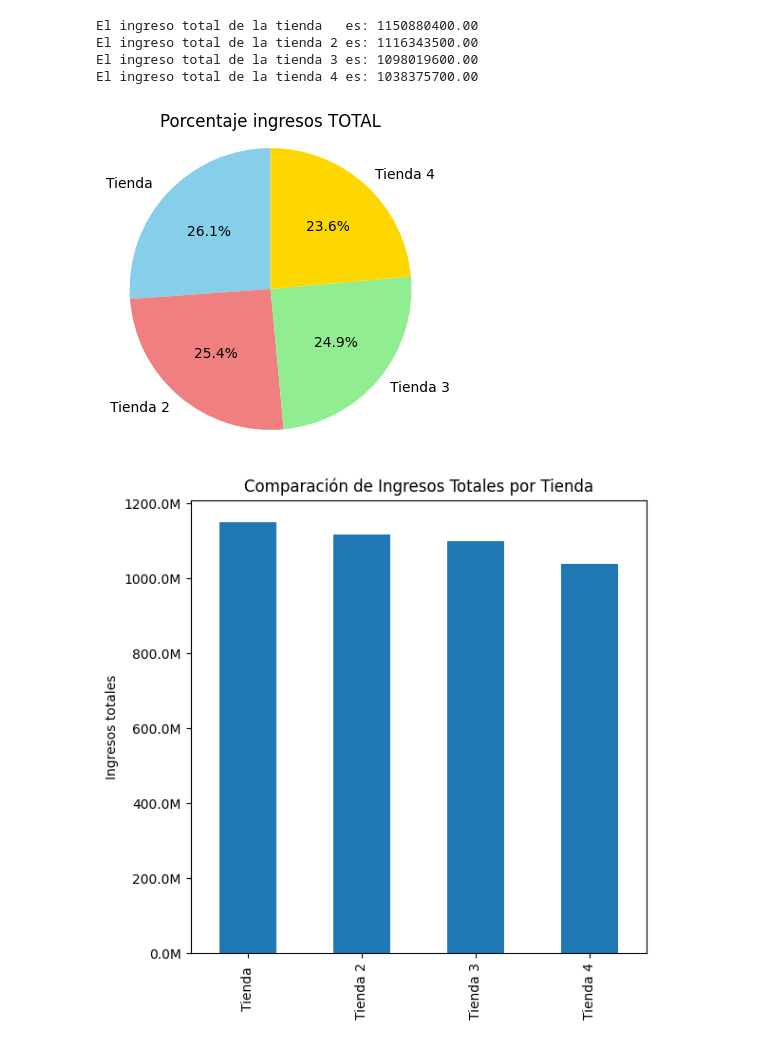
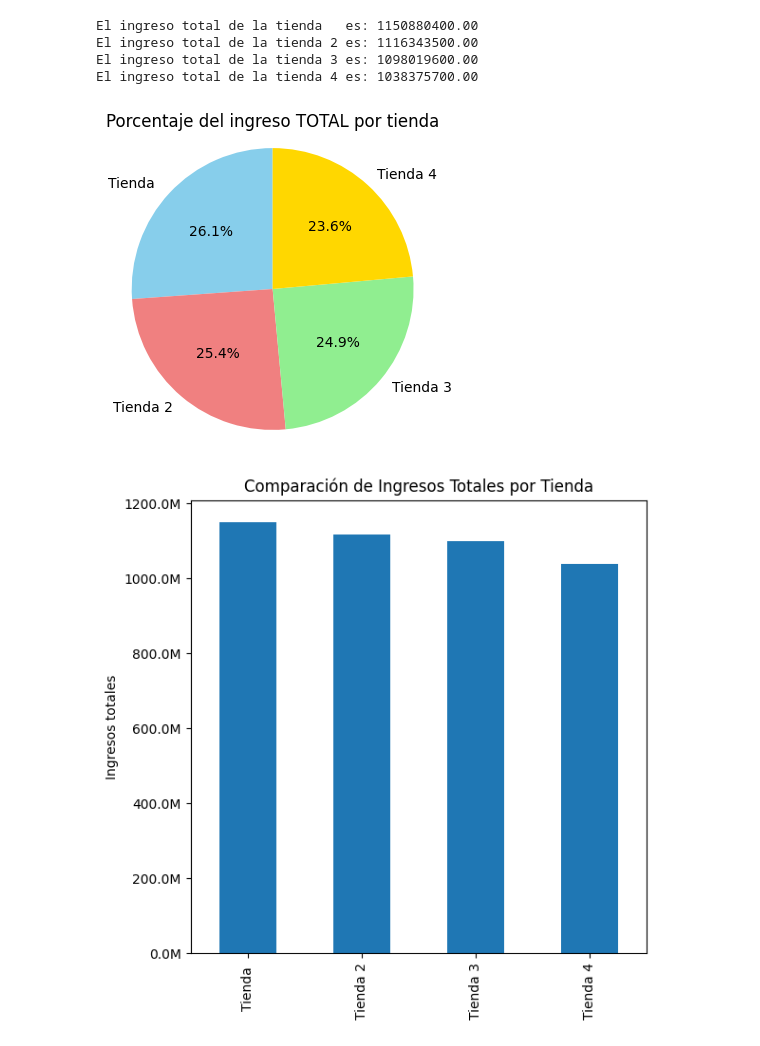
Before and after one commit to nicolb21/AluraStoreLatam, a Jupyter notebook: AluraStoreLatam.ipynb, the cells around one changed output. Cells and saved outputs as stored; diff of their text form; code cells hidden in the pictures.

```diff
--- a/AluraStoreLatam.ipynb
+++ b/AluraStoreLatam.ipynb
@@ -101,16 +101,18 @@ El ingreso total de la tienda 4 es: 1038375700.00
 # %%
 import matplotlib.pyplot as plt
 # %%
+## SE MOSTRARA UN INGRESO TOTAL DE LA SUMATORIA DE TODAS LAS TIENDAS Y AHI SE MOSTRARA QUE PORCENTAJE DE ESE TOTAL REPRESENTA CADA TIENDA
+
 nombres_tiendas = ['Tienda ', 'Tienda 2', 'Tienda 3', 'Tienda 4']
 ingresos = [ingreso_total_1, ingreso_total_2, ingreso_total_3, ingreso_total_4]
 
 plt.figure(figsize=(4, 4))
 plt.pie(ingresos, labels=nombres_tiendas, autopct='%1.1f%%', startangle=90, colors=['skyblue', 'lightcoral', 'lightgreen', 'gold'])
-plt.title('Porcentaje ingresos TOTAL')
+plt.title('Porcentaje del ingreso TOTAL por tienda')
 plt.axis('equal') # Para asegurar que el círculo sea un círculo
 plt.show()
 # %% [output]
-[figure, old version]
+[figure, new version]
 # %%
 import matplotlib.ticker as mticker
 
```
Also changed, not shown: parts of 2 cells of this notebook.
